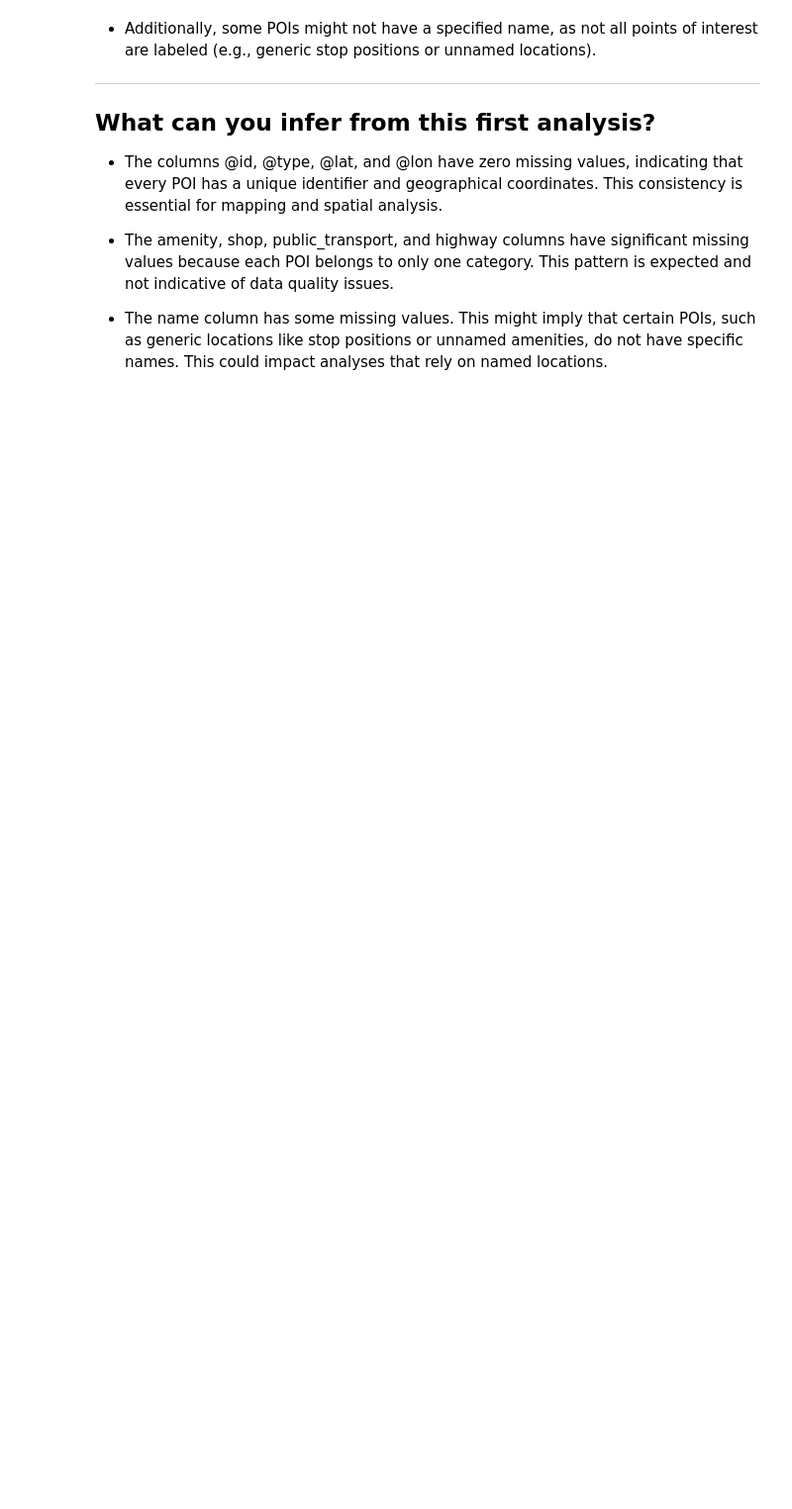
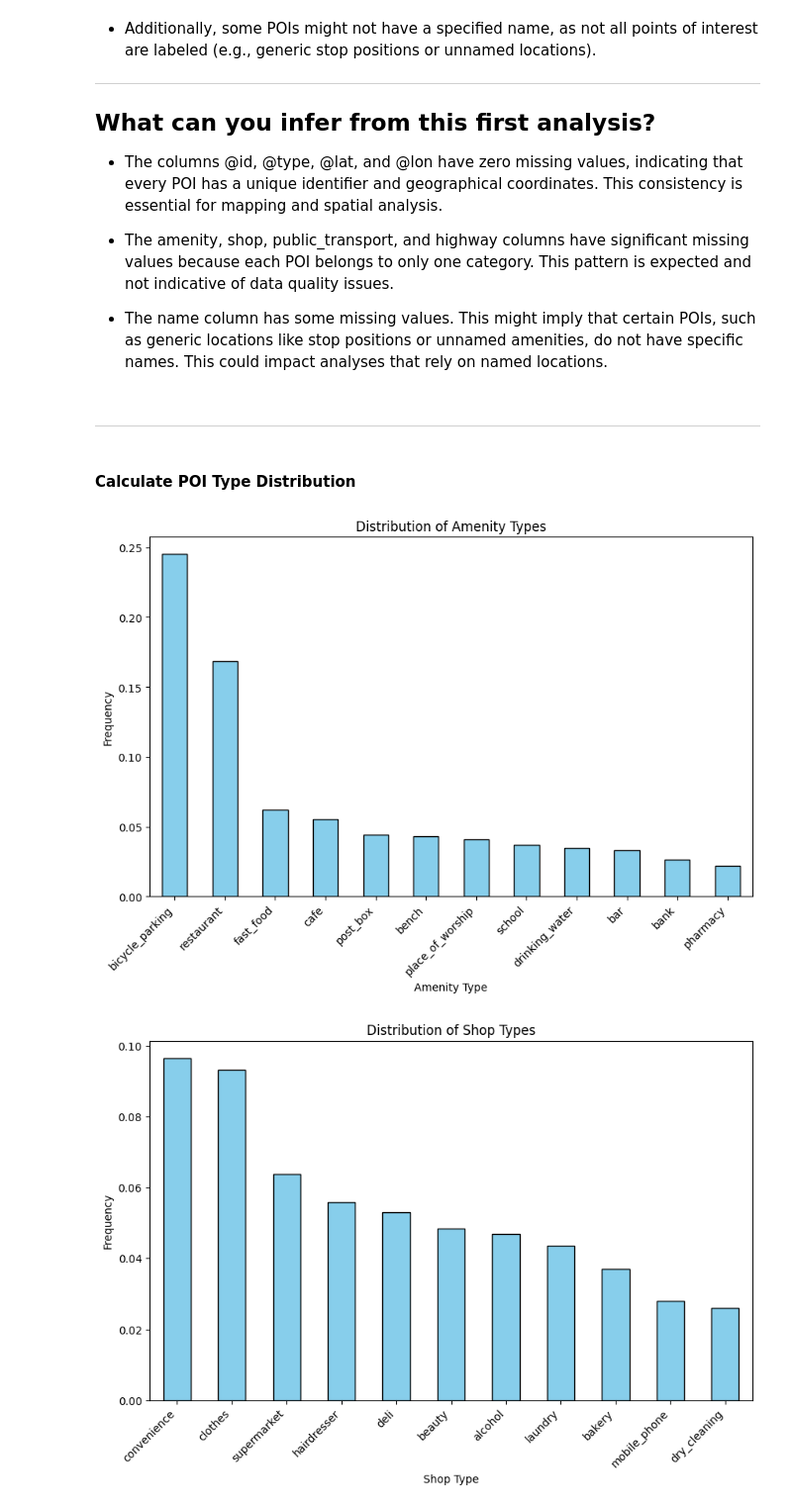
Before and after one commit to taha-kms/DSE_POLITO, a Jupyter notebook: DSL_LAB_5/dsl-lab-5.ipynb, the cells around one changed output. Shown: that part at 99% size. Saved outputs shown, nothing was run; the diff lists cells and outputs as text; code cells hidden in the pictures; blank space fills up the shorter version.

```diff
--- a/DSL_LAB_5/dsl-lab-5.ipynb
+++ b/DSL_LAB_5/dsl-lab-5.ipynb
@@ -130,3 +137,40 @@ dtype: int64
 - The amenity, shop, public_transport, and highway columns have significant missing values because each POI belongs to only one category. This pattern is expected and not indicative of data quality issues.
 
 - The name column has some missing values. This might imply that certain POIs, such as generic locations like stop positions or unnamed amenities, do not have specific names. This could impact analyses that rely on named locations.
+# %% [markdown]
+---
+# %% [markdown]
+#### Calculate POI Type Distribution
+# %%
+import pandas as pd
+import matplotlib.pyplot as plt
+
+# Define a threshold for the most frequent POI types
+threshold_percentage = 0.02  # Plot only POI types that exceed this percentage
+
+# Function to plot histogram for a category
+def plot_poi_distribution(df, category, threshold_percentage=0.02):
+    # Drop missing values for the category
+    category_df = df[category].dropna()
+
+    # Calculate frequency
+    frequency = category_df.value_counts(normalize=True)
+
+    # Filter based on threshold
+    frequency = frequency[frequency >= threshold_percentage]
+
+    # Plot histogram
+    frequency.plot(kind='bar', figsize=(10, 6), color='skyblue', edgecolor='black')
+    plt.title(f'Distribution of {category.capitalize()} Types')
+    plt.xlabel(f'{category.capitalize()} Type')
+    plt.ylabel('Frequency')
+    plt.xticks(rotation=45, ha='right')
+    plt.show()
+
+# Plot distributions for each category
+categories = ['amenity', 'shop', 'public_transport', 'highway']
+for category in categories:
+    plot_poi_distribution(filtered_pois_df, category, threshold_percentage)
+# %% [output]
+[figure, added]
+[figure, added]
```
Also changed, not shown: parts of 3 cells of this notebook.
